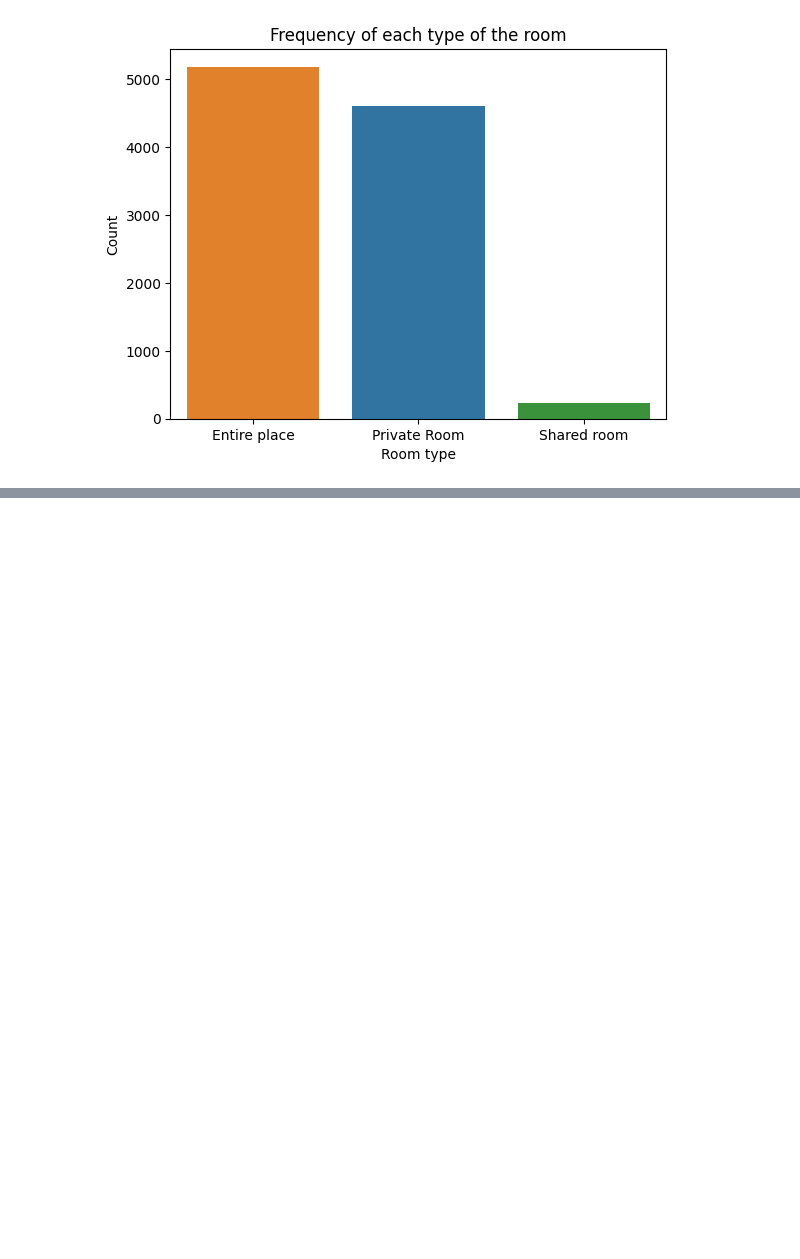
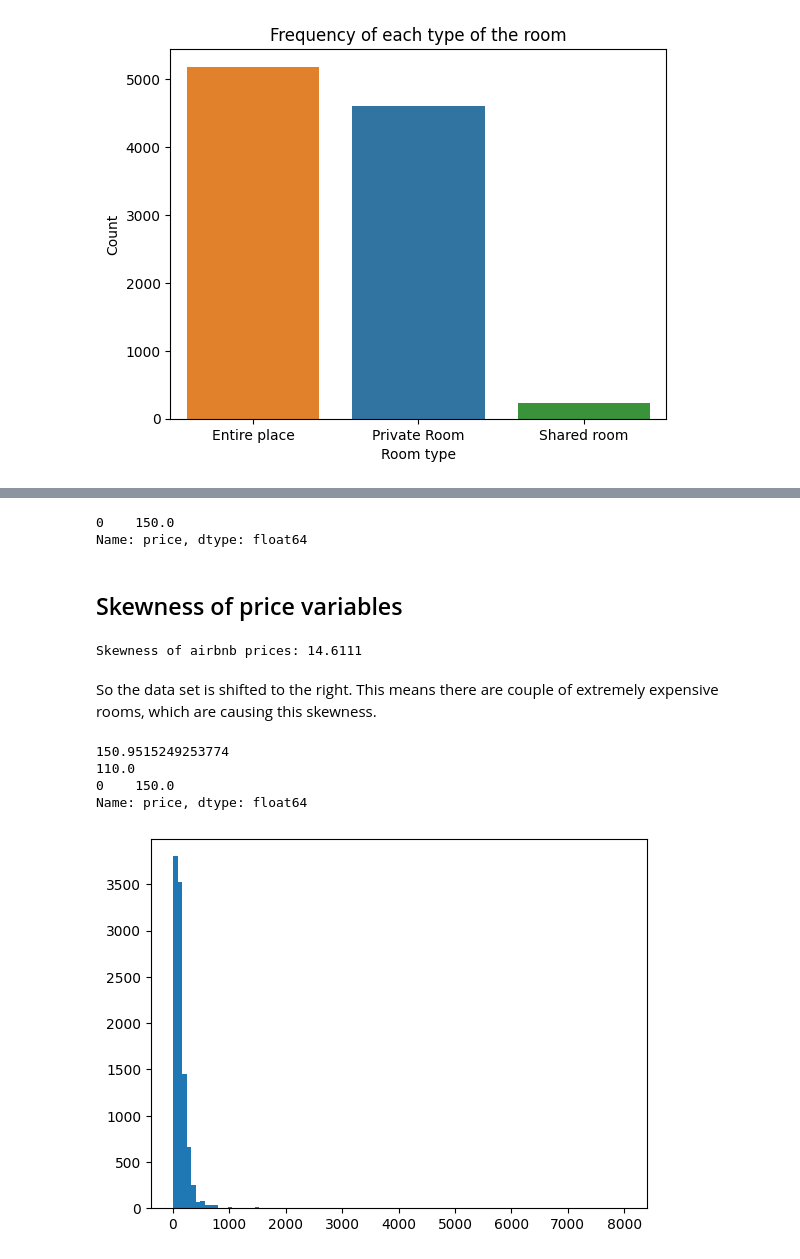
Before and after one commit to kingb6/Data_Preprocessing_Report, a Jupyter notebook: Cleaning_Data_in_Python_live_session.ipynb, the cells around one changed output, grey strips where cells are left out. Saved outputs shown, nothing was run; the diff lists cells and outputs as text; code cells hidden in the pictures; blank space fills up the shorter version.

Commit message:
dodalam skewness

```diff
--- a/Cleaning_Data_in_Python_live_session.ipynb
+++ b/Cleaning_Data_in_Python_live_session.ipynb
@@ -977,0 +980,30 @@ Text(0.5, 1.0, 'Frequency of each type of the room')
+# %%
+airbnb['price'].mode()
+# %% [output]
+0    150.0
+Name: price, dtype: float64
+# %% [markdown]
+## Skewness of price variables
+# %%
+from scipy.stats import skew
+X = airbnb['price']
+skewness = skew(X)
+print(f"Skewness of airbnb prices: {skewness:.4f}")
+# %% [output]
+Skewness of airbnb prices: 14.6111
+# %% [markdown]
+So the data set is shifted to the right. This means there are couple of extremely expensive rooms, which are causing this skewness.
+# %%
+print(airbnb['price'].mean())
+print(airbnb['price'].median())
+print(airbnb['price'].mode())
+# %% [output]
+150.9515249253774
+110.0
+0    150.0
+Name: price, dtype: float64
+# %%
+plt.hist(airbnb['price'], bins = 100)
+plt.show()
+# %% [output]
+[figure, added]
```
Also changed, not shown: parts of 10 cells of this notebook, 1 other file.
